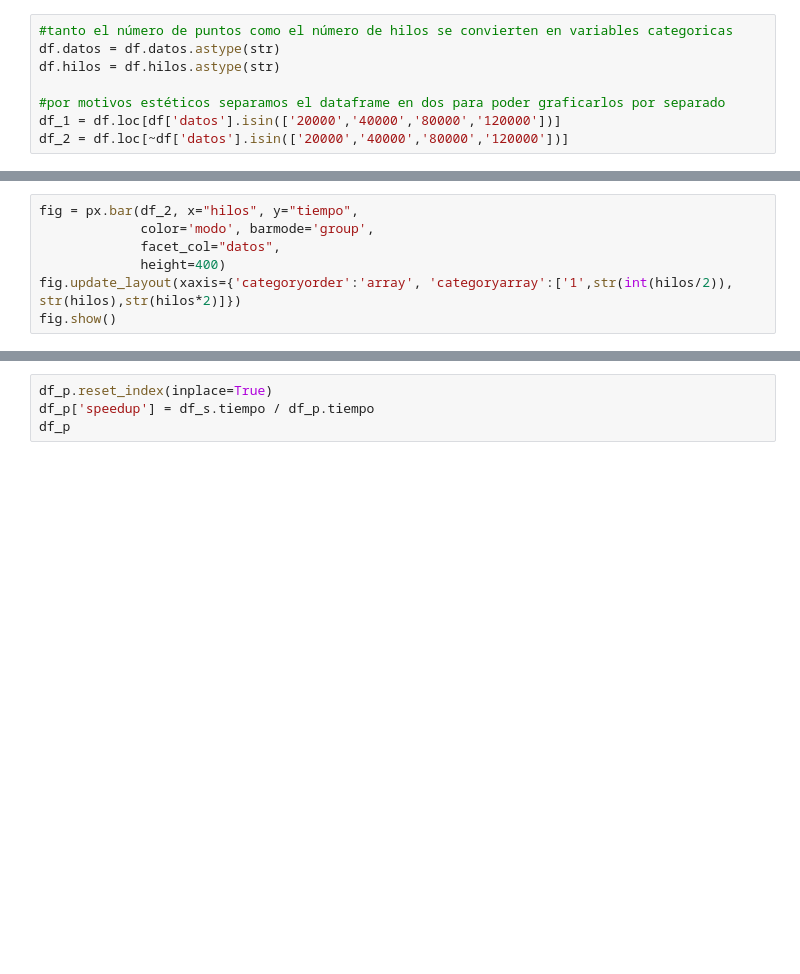
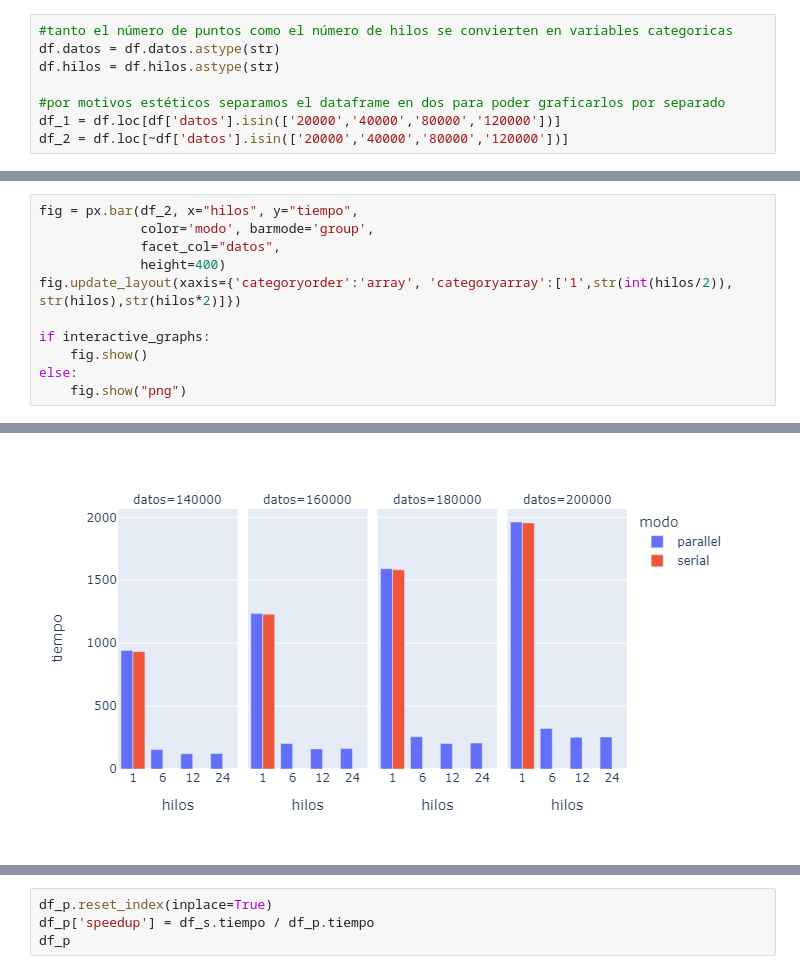
Before and after one commit to Xteom/Parallel-dbscan, a Jupyter notebook: dbscan.ipynb, the cells around one changed output, grey strips where cells are left out. Drawn from its saved outputs; the diff is of its cells as text; blank space fills up the shorter version.

```diff
--- a/dbscan.ipynb
+++ b/dbscan.ipynb
@@ -256,5 +265,9 @@ fig = px.bar(df_2, x="hilos", y="tiempo",
              facet_col="datos",
              height=400)
 fig.update_layout(xaxis={'categoryorder':'array', 'categoryarray':['1',str(int(hilos/2)), str(hilos),str(hilos*2)]})
-fig.show()
+
+if interactive_graphs:
+    fig.show()
+else:
+    fig.show("png")
 # %% [output]
@@ -262,3 +274,4 @@ fig.show()
+[figure, added]
 # %%
 df_p = df[df.modo == "parallel"]
 fig = px.line(df_p, x='hilos', y='tiempo', color='datos', markers=True)
```
Also changed, not shown: parts of 7 cells of this notebook.
